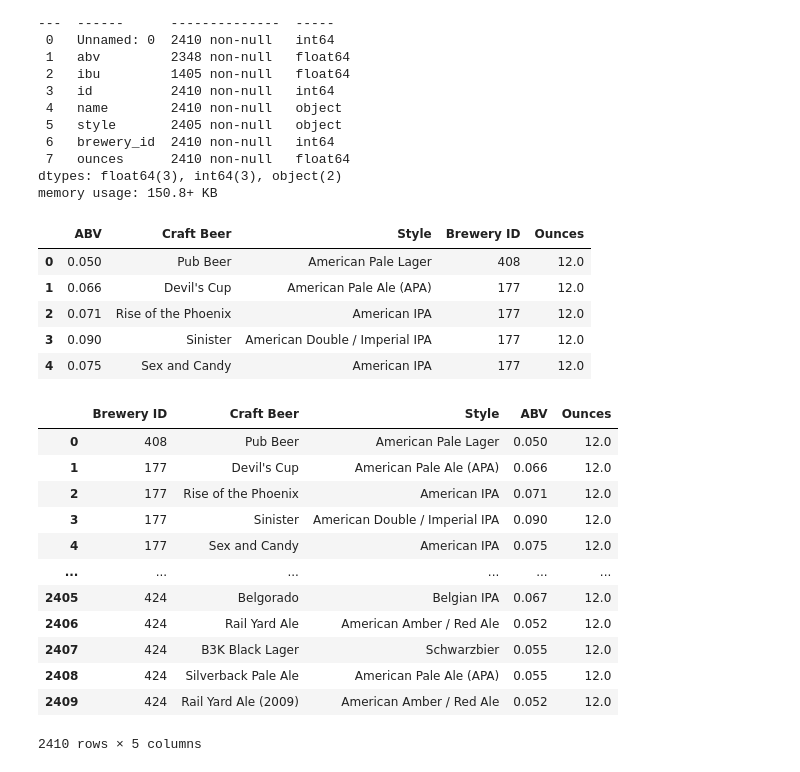
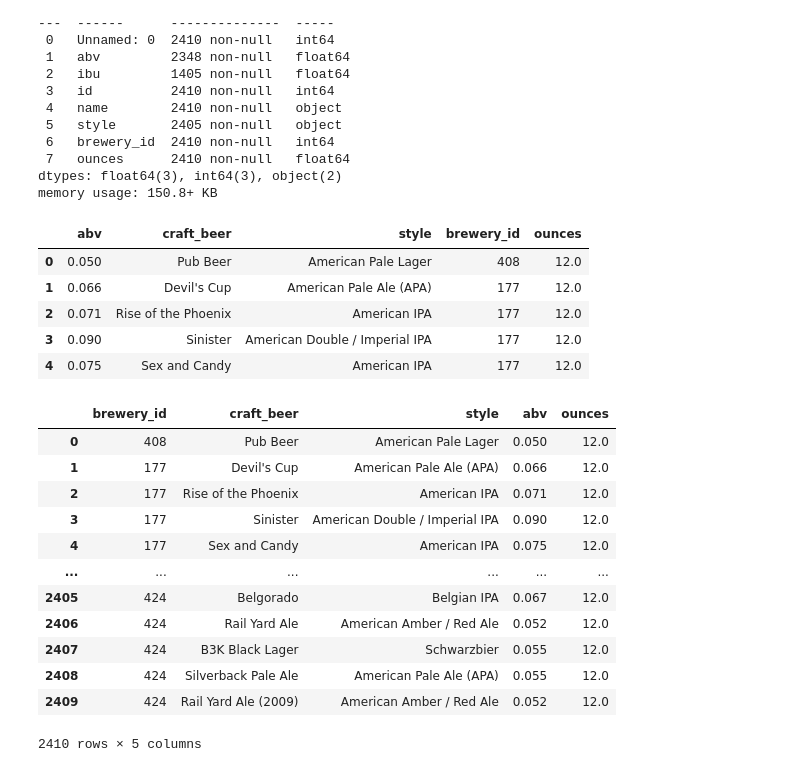
Before and after one commit to bholties/ETL, a Jupyter notebook: Craft Beers.ipynb, the cells around one changed output. Drawn from its saved outputs; the diff is of its cells as text; code cells hidden in the pictures.

```diff
--- a/Craft Beers.ipynb
+++ b/Craft Beers.ipynb
@@ -49,10 +55,10 @@ del craft_beers_df['Unnamed: 0']
 del craft_beers_df['id']
 # %%
 #rename columns
-cbeers_df_tidy = craft_beers_df.rename(columns = {'name': "Craft Beer", "abv": 'ABV', "style": "Style", "brewery_id": "Brewery ID", "ounces": "Ounces"}, inplace = False)
+cbeers_df_tidy = craft_beers_df.rename(columns = {'name': "craft_beer"}, inplace = False)
 cbeers_df_tidy.head()
 # %% [output]
-|  | ABV | Craft Beer | Style | Brewery ID | Ounces |
+|  | abv | craft_beer | style | brewery_id | ounces |
 | 0 | 0.050 | Pub Beer | American Pale Lager | 408 | 12.0 |
 | 1 | 0.066 | Devil's Cup | American Pale Ale (APA) | 177 | 12.0 |
 | 2 | 0.071 | Rise of the Phoenix | American IPA | 177 | 12.0 |
@@ -61,13 +67,13 @@ cbeers_df_tidy.head()
 # %%
 #reorder the columns
 
-columns_names = ["Brewery ID", "Craft Beer", "Style", "ABV", "Ounces"]
+columns_names = ["brewery_id", "craft_beer", "style", "abv", "ounces"]
 
 cbeers_df_tidy2 = cbeers_df_tidy.reindex(columns = columns_names)
 
 cbeers_df_tidy2
 # %% [output]
-|  | Brewery ID | Craft Beer | Style | ABV | Ounces |
+|  | brewery_id | craft_beer | style | abv | ounces |
 | 0 | 408 | Pub Beer | American Pale Lager | 0.050 | 12.0 |
 | 1 | 177 | Devil's Cup | American Pale Ale (APA) | 0.066 | 12.0 |
 | 2 | 177 | Rise of the Phoenix | American IPA | 0.071 | 12.0 |
```
Also changed, not shown: parts of 6 cells of this notebook, 2 other files.
